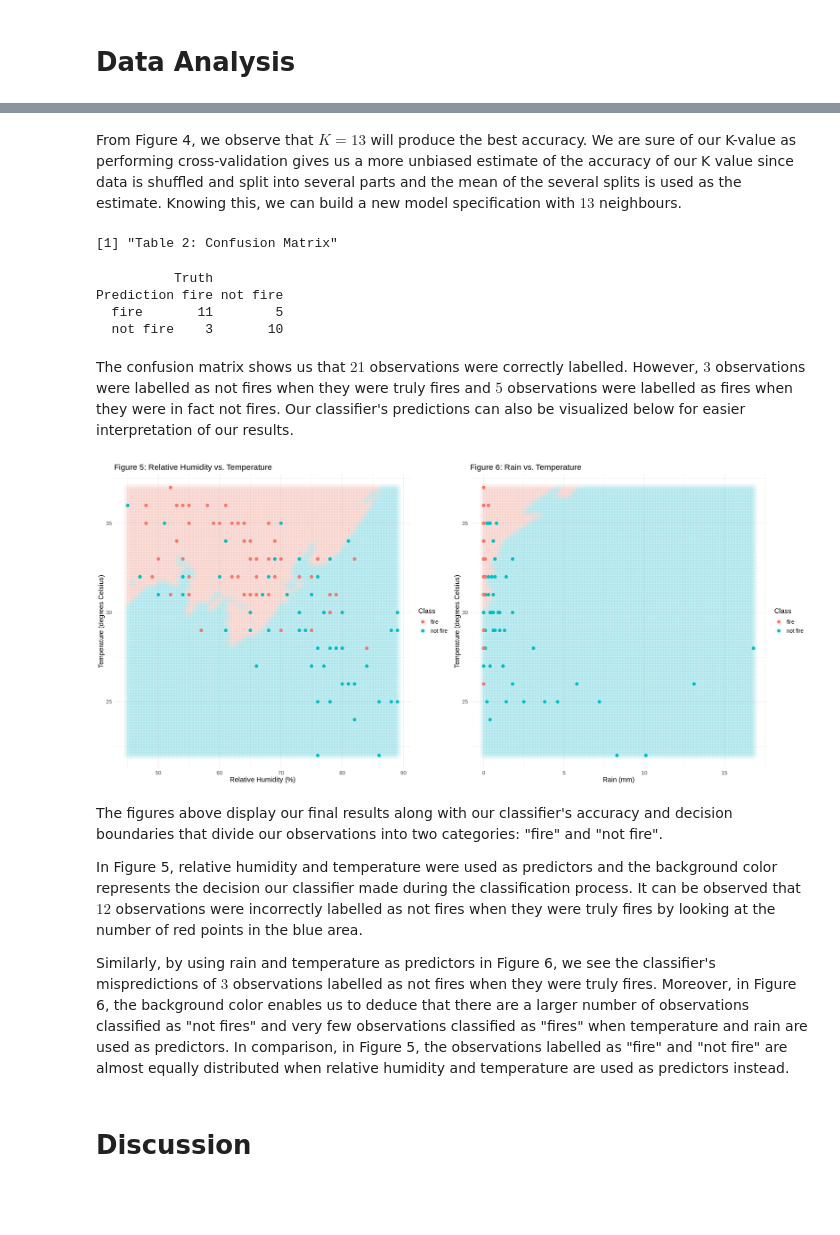
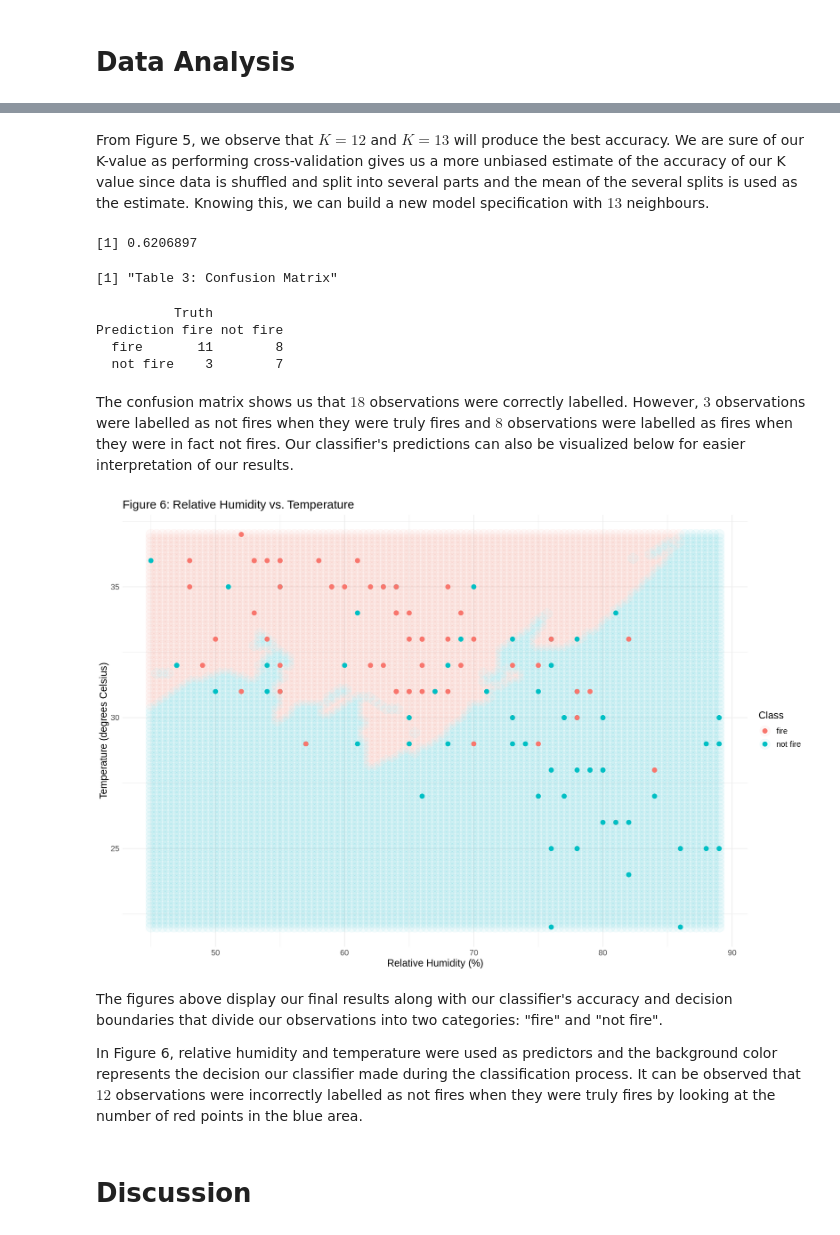
Before and after one commit to a-kong/dsci100-project, a Jupyter notebook: report.ipynb, the cells around one changed output, grey strips where cells are left out. Drawn from its saved outputs; the diff is of its cells as text; code cells hidden in the pictures; blank space fills up the shorter version.

```diff
--- a/report.ipynb
+++ b/report.ipynb
@@ -239,5 +232,5 @@ accuracy_plot
 # %% [markdown]
-From Figure 4, we observe that $K = 13$ will produce the best accuracy. We are sure of our K-value as performing cross-validation gives us a more unbiased estimate of the accuracy of our K value since data is shuffled and split into several parts and the mean of the several splits is used as the estimate. Knowing this, we can build a new model specification with $13$ neighbours.
+From Figure 5, we observe that $K = 12$ and $K = 13$ will produce the best accuracy. We are sure of our K-value as performing cross-validation gives us a more unbiased estimate of the accuracy of our K value since data is shuffled and split into several parts and the mean of the several splits is used as the estimate. Knowing this, we can build a new model specification with $13$ neighbours.
 # %%
 # Retraining the model
 
@@ -261,24 +254,25 @@ accuracies <- bejaia_predict %>%
               filter(.metric == "accuracy") %>%
               select(.estimate) %>%
               pull()
-
+accuracies
 # confusion matrix
-'Table 2: Confusion Matrix'
+'Table 3: Confusion Matrix'
 bejaia_conf <- bejaia_predict %>%
                conf_mat(truth = Classes, estimate = .pred_class)
 bejaia_conf
 # %% [output]
-[1] "Table 2: Confusion Matrix"
+[1] 0.6206897
-          Truth
-Prediction fire not fire
-  fire       11        5
-  not fire    3       10
+[1] "Table 3: Confusion Matrix"
+          Truth
+Prediction fire not fire
+  fire       11        8
+  not fire    3        7
 # %% [markdown]
-The confusion matrix shows us that $21$ observations were correctly labelled. However, $3$ observations were labelled as not fires when they were truly fires and $5$ observations were labelled as fires when they were in fact not fires. Our classifier's predictions can also be visualized below for easier interpretation of our results.
+The confusion matrix shows us that $18$ observations were correctly labelled. However, $3$ observations were labelled as not fires when they were truly fires and $8$ observations were labelled as fires when they were in fact not fires. Our classifier's predictions can also be visualized below for easier interpretation of our results.
 # %%
 # Visualizing final results
 
-options(repr.plot.width = 22, repr.plot.height = 10)
+options(repr.plot.width = 15, repr.plot.height = 13)
 
 # Relative Humidity vs. Temperature
 bejaia_recipe_2 <- recipe(Classes ~ Temperature + RH, data = bejaia_train) %>%
@@ -287,75 +281,40 @@ bejaia_recipe_2 <- recipe(Classes ~ Temperature + RH, data = bejaia_train) %>%
 
 RH_seq <- seq(from = min(bejaia_fire_tidy$RH, na.rm = TRUE),
           to = max(bejaia_fire_tidy$RH, na.rm = TRUE),
           length.out = 100)
 
 Temperature_seq <- seq(from = min(bejaia_fire_tidy$Temperature, na.rm = TRUE),
                    to = max(bejaia_fire_tidy$Temperature, na.rm = TRUE),
                    length.out = 100)
 
 grid_points <- expand.grid(RH = RH_seq,
                Temperature = Temperature_seq)
 
 grid_predicted <- workflow() %>%
                   add_recipe(bejaia_recipe_2) %>%
                   add_model(bejaia_spec_best) %>%
                   fit(data = bejaia_train) %>%
                   predict(new_data = grid_points) %>%
                   cbind(grid_points)
 
 grid_humidity_plot <- grid_predicted %>%
                       ggplot(aes(x = RH, y = Temperature, color = .pred_class)) +
                       geom_point(alpha = 0.05, size = 7) +
                       geom_point(data = bejaia_fire_tidy,
                       aes(x = RH, y = Temperature, color = Classes),
                       size = 3) +
-                      ggtitle("Figure 5: Relative Humidity vs. Temperature") +
+                      ggtitle("Figure 6: Relative Humidity vs. Temperature") +
                       theme_minimal() +
                       labs(x = "Relative Humidity (%)", y = "Temperature (degrees Celsius)", colour = "Class") +
                       theme(text = element_text(size = 15))
 
-# Rain vs. Temperature
-bejaia_recipe_3 <- recipe(Classes ~ Temperature + Rain, data = bejaia_train) %>%
-                   step_center(all_predictors()) %>%
-                   step_scale(all_predictors())
-
-Rain_seq <- seq(from = min(bejaia_fire_tidy$Rain, na.rm = TRUE),
-            to = max(bejaia_fire_tidy$Rain, na.rm = TRUE),
-            length.out = 100)
-
-Temperature_seq <- seq(from = min(bejaia_fire_tidy$Temperature, na.rm = TRUE),
-                   to = max(bejaia_fire_tidy$Temperature, na.rm = TRUE),
-                   length.out = 100)
-
-grid_points <- expand.grid(Rain = Rain_seq,
-               Temperature = Temperature_seq)
-
-grid_predicted <- workflow() %>%
-                  add_recipe(bejaia_recipe_3) %>%
-                  add_model(bejaia_spec_best) %>%
-                  fit(data = bejaia_train) %>%
-                  predict(new_data = grid_points) %>%
-                  cbind(grid_points)
-
-grid_rain_plot <- grid_predicted %>%
-                  ggplot(aes(x = Rain, y = Temperature, color = .pred_class)) +
-                  geom_point(alpha = 0.05, size = 7) +
-                  geom_point(data = bejaia_fire_tidy,
-                  aes(x = Rain, y = Temperature, color = Classes), size = 3) +
-                  ggtitle("Figure 6: Rain vs. Temperature") +
-                  theme_minimal() +
-                  labs(x = "Rain (mm)", y = "Temperature (degrees Celsius)", colour = "Class") +
-                  theme(text = element_text(size = 15))
-
-plot_grid(grid_humidity_plot, grid_rain_plot)
+grid_humidity_plot
 # %% [output]
-[figure, old version]
+[figure, new version]
 # %% [markdown]
 The figures above display our final results along with our classifier's accuracy and decision boundaries that divide our observations into two categories: "fire" and "not fire".
 
-In Figure 5, relative humidity and temperature were used as predictors and the background color represents the decision our classifier made during the classification process. It can be observed that $12$ observations were incorrectly labelled as not fires when they were truly fires by looking at the number of red points in the blue area.
-
-Similarly, by using rain and temperature as predictors in Figure 6, we see the classifier's mispredictions of $3$ observations labelled as not fires when they were truly fires. Moreover, in Figure 6, the background color enables us to deduce that there are a larger number of observations classified as "not fires" and very few observations classified as "fires" when temperature and rain are used as predictors. In comparison, in Figure 5, the observations labelled as "fire" and "not fire" are almost equally distributed when relative humidity and temperature are used as predictors instead.
+In Figure 6, relative humidity and temperature were used as predictors and the background color represents the decision our classifier made during the classification process. It can be observed that $12$ observations were incorrectly labelled as not fires when they were truly fires by looking at the number of red points in the blue area.
 # %% [markdown]
 # Discussion
 # %% [markdown]
```
Also changed, not shown: parts of 13 cells of this notebook.
